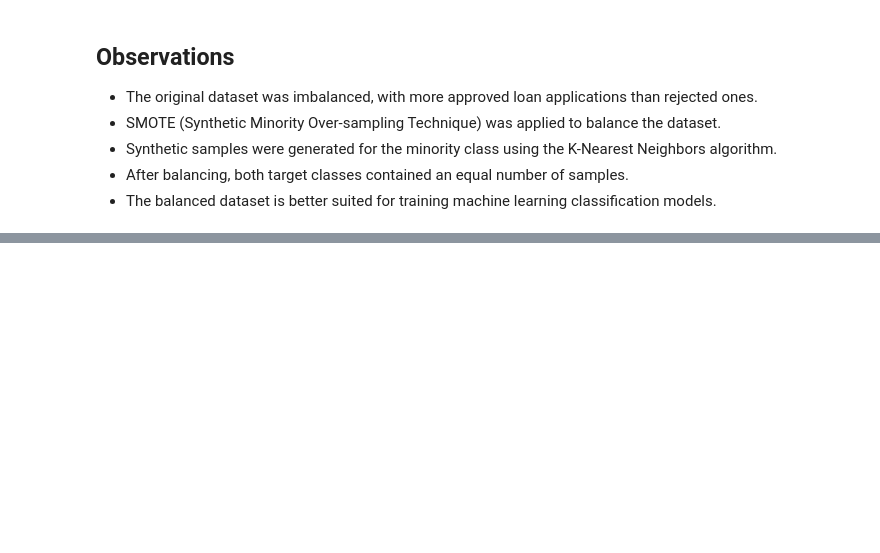
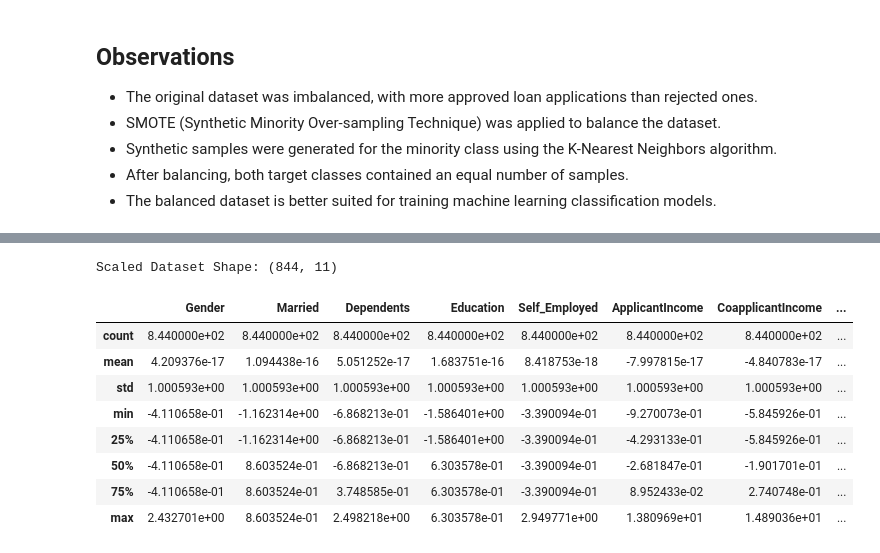
Before and after one commit to Abhinay9346/skillwallet-project-smartlender, a Jupyter notebook: SmartLender/Training/Loan Prediction using ML.ipynb, the cells around one changed output, grey strips where cells are left out. Cells and saved outputs as stored; diff of their text form; code cells hidden in the pictures; blank space fills up the shorter version.

Commit message:
Perform feature scaling using StandardScaler

```diff
--- a/SmartLender/Training/Loan Prediction using ML.ipynb
+++ b/SmartLender/Training/Loan Prediction using ML.ipynb
@@ -557,0 +560,14 @@ Balanced y Shape : (844,)
+# %%
+# Performing Feature Scaling using StandardScaler
+
+from sklearn.preprocessing import StandardScaler
+
+sc = StandardScaler()
+
+X_bal = sc.fit_transform(X_bal)
+# %%
+# Convert scaled array back to DataFrame
+
+X_bal = pd.DataFrame(X_bal, columns=feature_names)
+
+X_bal.head()
@@ -557,0 +581,18 @@ Balanced y Shape : (844,)
+# %%
+# Shape of the scaled dataset
+
+print("Scaled Dataset Shape:", X_bal.shape)
+# %% [output]
+Scaled Dataset Shape: (844, 11)
+# %%
+X_bal.describe()
+# %% [output]
+|  | Gender | Married | Dependents | Education | Self_Employed | ApplicantIncome | CoapplicantIncome | ... |
+| count | 8.440000e+02 | 8.440000e+02 | 8.440000e+02 | 8.440000e+02 | 8.440000e+02 | 8.440000e+02 | 8.440000e+02 | ... |
+| mean | 4.209376e-17 | 1.094438e-16 | 5.051252e-17 | 1.683751e-16 | 8.418753e-18 | -7.997815e-17 | -4.840783e-17 | ... |
+| std | 1.000593e+00 | 1.000593e+00 | 1.000593e+00 | 1.000593e+00 | 1.000593e+00 | 1.000593e+00 | 1.000593e+00 | ... |
+| min | -4.110658e-01 | -1.162314e+00 | -6.868213e-01 | -1.586401e+00 | -3.390094e-01 | -9.270073e-01 | -5.845926e-01 | ... |
+| 25% | -4.110658e-01 | -1.162314e+00 | -6.868213e-01 | -1.586401e+00 | -3.390094e-01 | -4.293133e-01 | -5.845926e-01 | ... |
+| 50% | -4.110658e-01 | 8.603524e-01 | -6.868213e-01 | 6.303578e-01 | -3.390094e-01 | -2.681847e-01 | -1.901701e-01 | ... |
+| 75% | -4.110658e-01 | 8.603524e-01 | 3.748585e-01 | 6.303578e-01 | -3.390094e-01 | 8.952433e-02 | 2.740748e-01 | ... |
+| max | 2.432701e+00 | 8.603524e-01 | 2.498218e+00 | 6.303578e-01 | 2.949771e+00 | 1.380969e+01 | 1.489036e+01 | ... |
```
Also changed, not shown: parts of 3 cells of this notebook.
